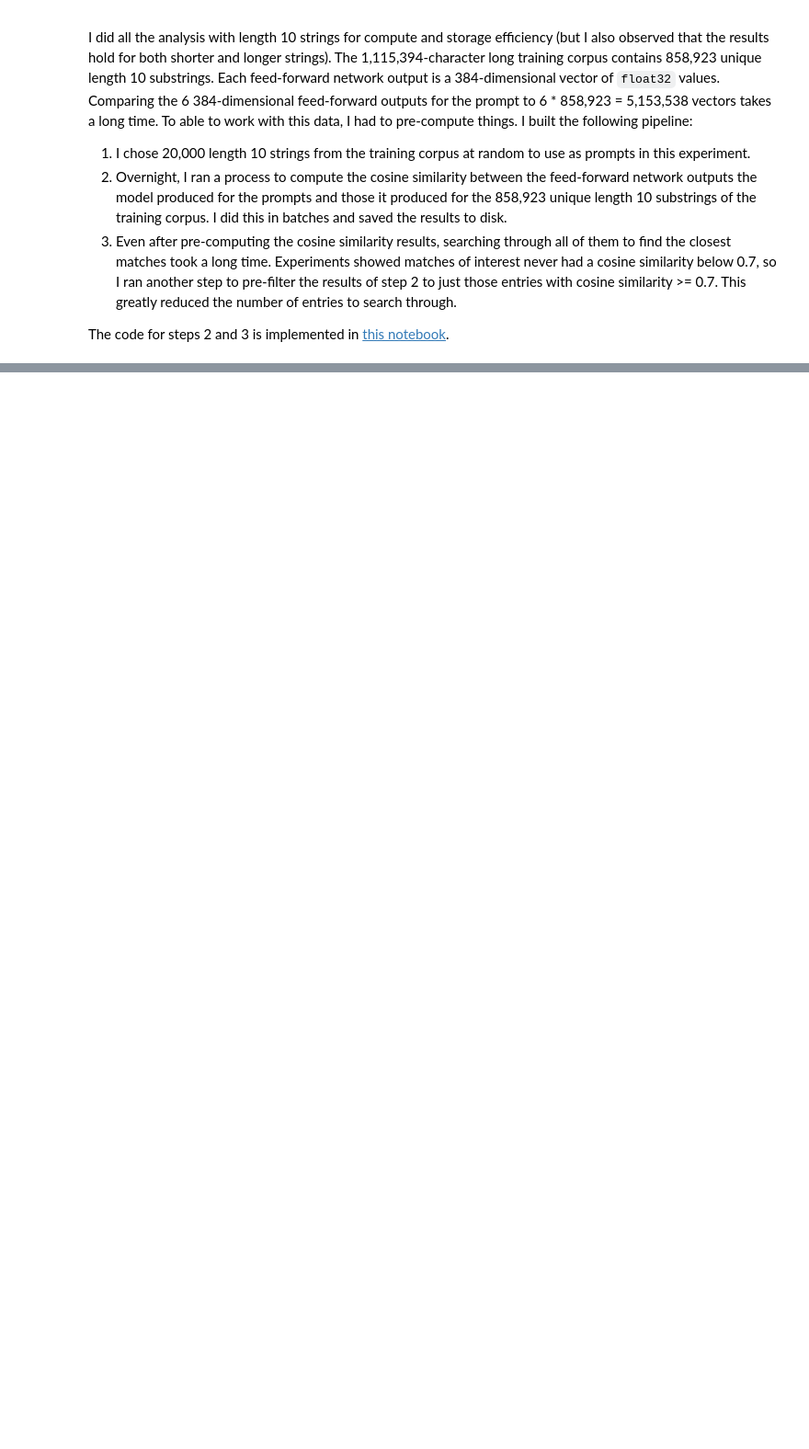
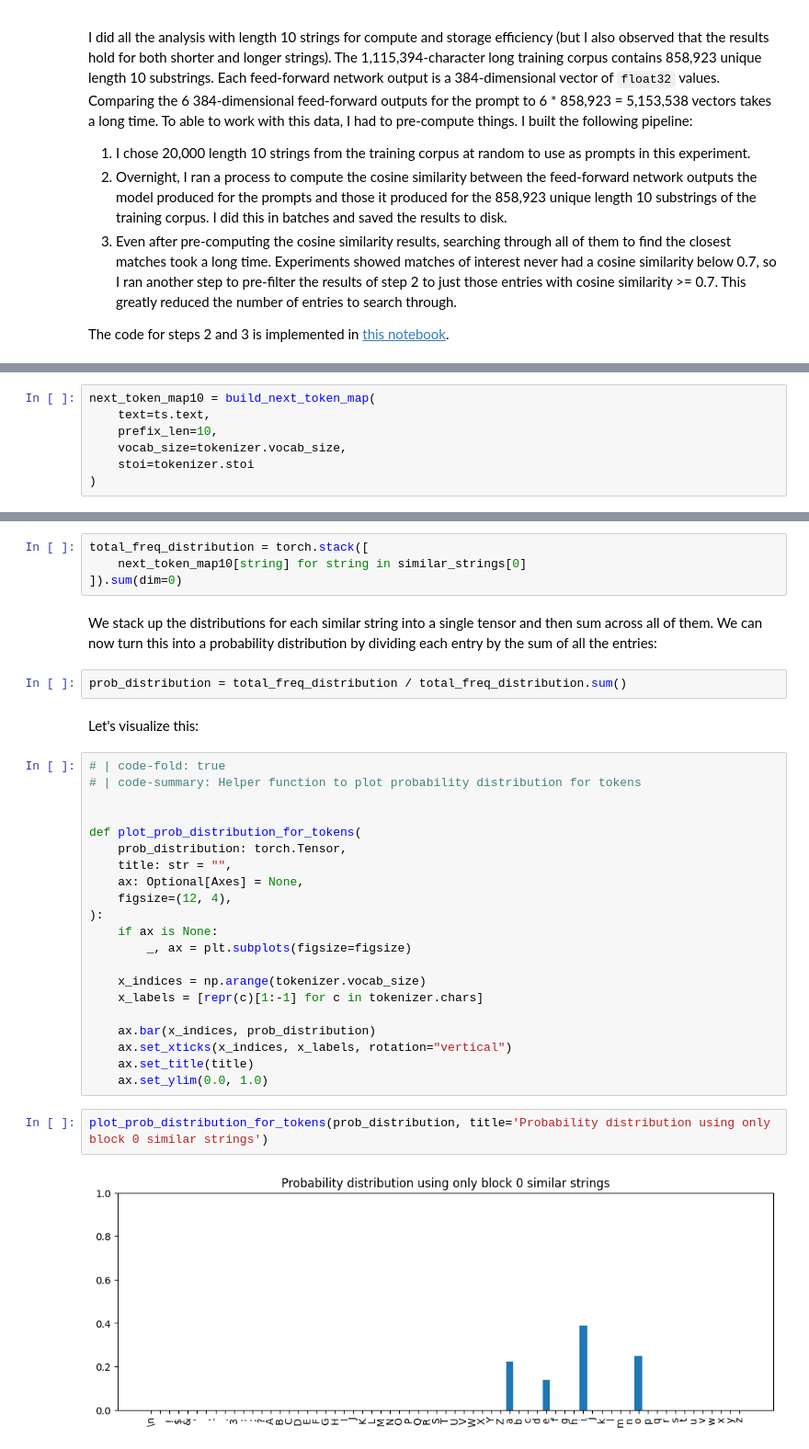
Before and after one commit to spather/transformer-experiments, a Jupyter notebook: nbs/blog_posts/block_internals.ipynb, the cells around one changed output, grey strips where cells are left out. Shown at 92% size. Drawn from its saved outputs; the diff is of its cells as text; blank space fills up the shorter version.

Commit message:
Write up walk-through of approximation for a single layer

```diff
--- a/nbs/blog_posts/block_internals.ipynb
+++ b/nbs/blog_posts/block_internals.ipynb
@@ -846,0 +945,7 @@ The code for steps 2 and 3 is implemented in [this notebook](https://github.com/
+# %%
+next_token_map10 = build_next_token_map(
+    text=ts.text,
+    prefix_len=10,
+    vocab_size=tokenizer.vocab_size,
+    stoi=tokenizer.stoi
+)
@@ -846,0 +998,35 @@ The code for steps 2 and 3 is implemented in [this notebook](https://github.com/
+# %%
+total_freq_distribution = torch.stack([
+    next_token_map10[string] for string in similar_strings[0]
+]).sum(dim=0)
+# %% [markdown]
+We stack up the distributions for each similar string into a single tensor and then sum across all of them. We can now turn this into a probability distribution by dividing each entry by the sum of all the entries:
+# %%
+prob_distribution = total_freq_distribution / total_freq_distribution.sum()
+# %% [markdown]
+Let's visualize this:
+# %%
+# | code-fold: true
+# | code-summary: Helper function to plot probability distribution for tokens
+
+
+def plot_prob_distribution_for_tokens(
+    prob_distribution: torch.Tensor,
+    title: str = "",
+    ax: Optional[Axes] = None,
+    figsize=(12, 4),
+):
+    if ax is None:
+        _, ax = plt.subplots(figsize=figsize)
+
+    x_indices = np.arange(tokenizer.vocab_size)
+    x_labels = [repr(c)[1:-1] for c in tokenizer.chars]
+
+    ax.bar(x_indices, prob_distribution)
+    ax.set_xticks(x_indices, x_labels, rotation="vertical")
+    ax.set_title(title)
+    ax.set_ylim(0.0, 1.0)
+# %%
+plot_prob_distribution_for_tokens(prob_distribution, title='Probability distribution using only block 0 similar strings')
+# %% [output]
+[figure, added]
```
Also changed, not shown: parts of 26 cells of this notebook.
